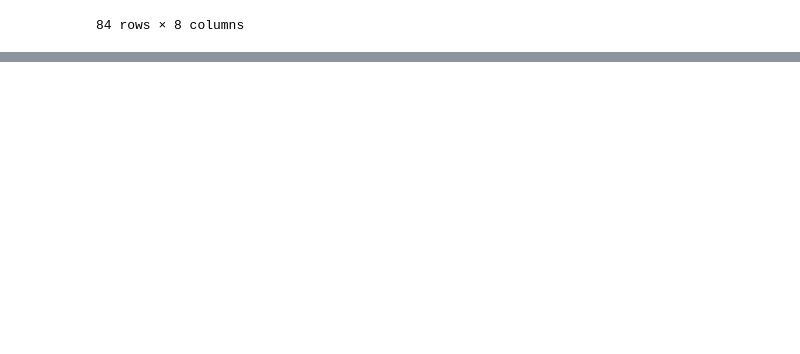
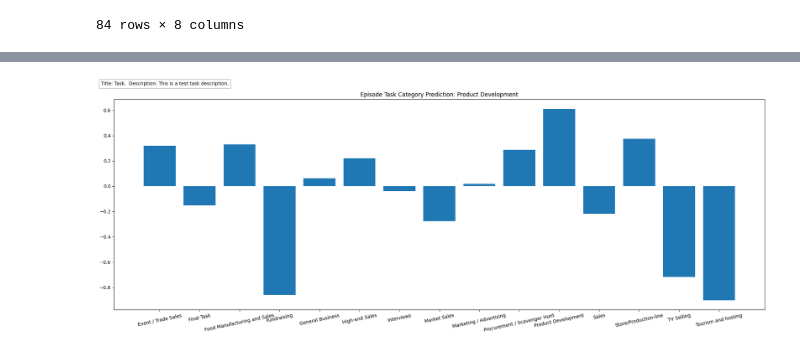
Before and after one commit to jacb1729/The-Apprentice, a Jupyter notebook: notebook.ipynb, the cells around one changed output, grey strips where cells are left out. Cells and saved outputs as stored; diff of their text form; code cells hidden in the pictures; blank space fills up the shorter version.

```diff
--- a/notebook.ipynb
+++ b/notebook.ipynb
@@ -397,0 +412,18 @@ plt.tight_layout(rect=[0, 0, 1, 0.93])
+# %%
+test_text = "Title: Task. \nDescription: This is a test task description."
+inputs = tokenizer(test_text, return_tensors="pt", truncation=True, padding=True)
+model.to("cpu")
+outputs = model(**inputs)
+pred = torch.argmax(outputs.logits, dim=1)
+pred_label = label_encoder.inverse_transform(pred.numpy())
+
+fig = plt.figure(figsize=(20, 8))
+plt.title("Episode Task Category Prediction: " + str(pred_label[0]))
+plt.bar(label_encoder.classes_, outputs.logits.detach().numpy().flatten())
+plt.xticks(rotation=12);
+
+wrapped_text = "\n".join(textwrap.wrap(test_text, width=80))
+plt.gcf().text(0.01, 0.95, wrapped_text, fontsize=10, va='top', ha='left', bbox=dict(facecolor='white', alpha=0.7, edgecolor='gray'))
+plt.tight_layout(rect=[0, 0, 1, 0.93])
+# %% [output]
+[figure, added]
```
Also changed, not shown: parts of 11 cells of this notebook.
